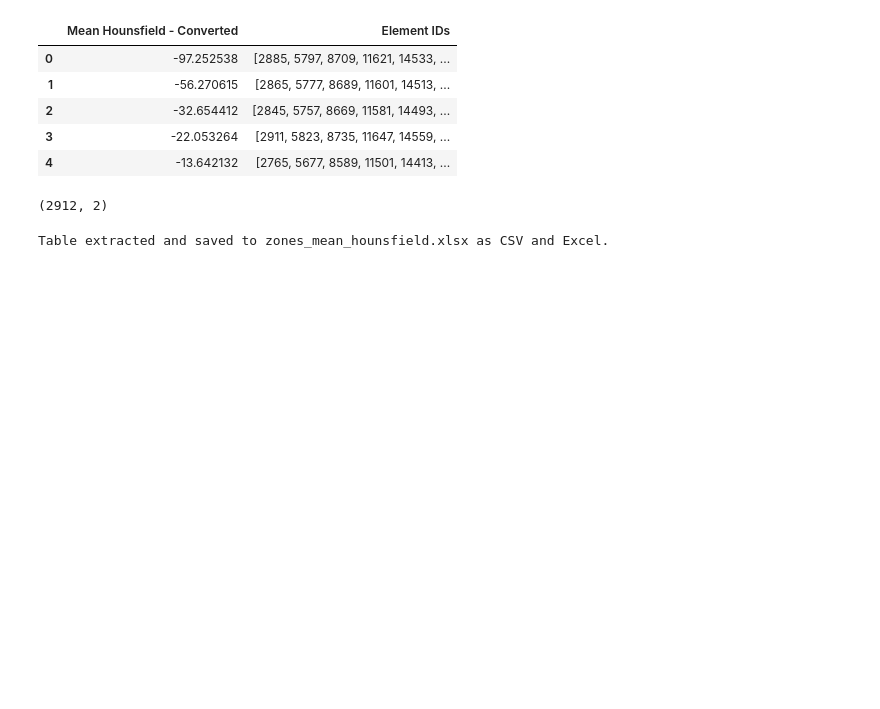
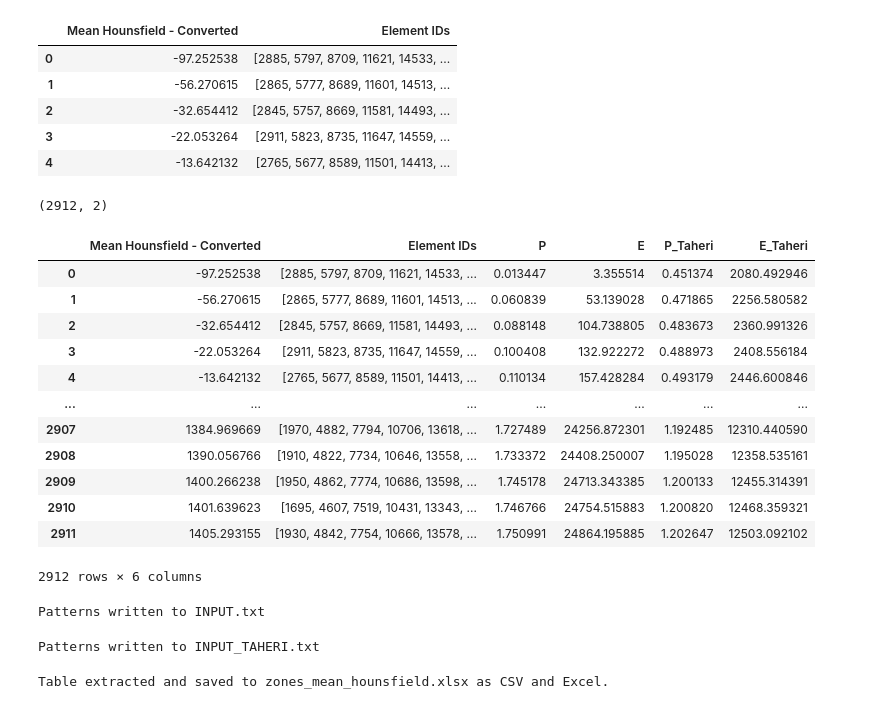
Before and after one commit to AminHosseinniya/Image_Segmentation_Femur_Bone, a Jupyter notebook: development_environment/data_extractor.ipynb, the cells around one changed output. Drawn from its saved outputs; the diff is of its cells as text; code cells hidden in the pictures; blank space fills up the shorter version.

Commit message:
feat: Add INPUT txt file creator.

```diff
--- a/development_environment/data_extractor.ipynb
+++ b/development_environment/data_extractor.ipynb
@@ -343,6 +343,69 @@ unique_meanHansfield_values.head()
 unique_meanHansfield_values.shape
 # %% [output]
 (2912, 2)
+# %%
+unique_meanHansfield_values["P"] = 0.0011564*unique_meanHansfield_values["Mean Hounsfield - Converted"] + 0.12591
+unique_meanHansfield_values["E"] = 8920*unique_meanHansfield_values["P"]**1.83
+unique_meanHansfield_values["P_Taheri"] = 0.0005*unique_meanHansfield_values["Mean Hounsfield - Converted"] + 0.5
+unique_meanHansfield_values["E_Taheri"] = 8920*unique_meanHansfield_values["P_Taheri"]**1.83
+# %%
+unique_meanHansfield_values
+# %% [output]
+|  | Mean Hounsfield - Converted | Element IDs | P | E | P_Taheri | E_Taheri |
+| 0 | -97.252538 | [2885, 5797, 8709, 11621, 14533, ... | 0.013447 | 3.355514 | 0.451374 | 2080.492946 |
+| 1 | -56.270615 | [2865, 5777, 8689, 11601, 14513, ... | 0.060839 | 53.139028 | 0.471865 | 2256.580582 |
+| 2 | -32.654412 | [2845, 5757, 8669, 11581, 14493, ... | 0.088148 | 104.738805 | 0.483673 | 2360.991326 |
+| 3 | -22.053264 | [2911, 5823, 8735, 11647, 14559, ... | 0.100408 | 132.922272 | 0.488973 | 2408.556184 |
+| 4 | -13.642132 | [2765, 5677, 8589, 11501, 14413, ... | 0.110134 | 157.428284 | 0.493179 | 2446.600846 |
+| ... | ... | ... | ... | ... | ... | ... |
+| 2907 | 1384.969669 | [1970, 4882, 7794, 10706, 13618, ... | 1.727489 | 24256.872301 | 1.192485 | 12310.440590 |
+| 2908 | 1390.056766 | [1910, 4822, 7734, 10646, 13558, ... | 1.733372 | 24408.250007 | 1.195028 | 12358.535161 |
+| 2909 | 1400.266238 | [1950, 4862, 7774, 10686, 13598, ... | 1.745178 | 24713.343385 | 1.200133 | 12455.314391 |
+| 2910 | 1401.639623 | [1695, 4607, 7519, 10431, 13343, ... | 1.746766 | 24754.515883 | 1.200820 | 12468.359321 |
+| 2911 | 1405.293155 | [1930, 4842, 7754, 10666, 13578, ... | 1.750991 | 24864.195885 | 1.202647 | 12503.092102 |
+2912 rows × 6 columns
+# %%
+output_path = "INPUT.txt"  # Adjust path if necessary
+
+with open(output_path, "w") as file:
+    for idx, row in unique_meanHansfield_values.iterrows():
+        element_ids = ",   ".join(map(str, row['Element IDs']))  # Formatting Element IDs in the second line
+        p_value = row['P']
+        e_value = row['E']
+        pattern_num = idx + 1  # Start numbering patterns from 1
+
+        file.write(f"*Elset, elset=Set-{pattern_num}\n")
+        file.write(f"   {element_ids}\n\n")
+        file.write(f"   ** Section: Section-{pattern_num}\n")
+        file.write(f"*Solid Section, elset=Set-{pattern_num}, material=Material-{pattern_num}\n\n\n")
+        file.write(f"*Material, name=Material-{pattern_num}\n")
+        file.write(f"*Density\n {p_value},\n")
+        file.write(f"*Elastic\n{e_value}, 0.3\n\n\n")
+
+print(f"Patterns written to {output_path}")
+# %% [output]
+Patterns written to INPUT.txt
+# %%
+output_path = "INPUT_TAHERI.txt"  # Adjust path if necessary
+
+with open(output_path, "w") as file:
+    for idx, row in unique_meanHansfield_values.iterrows():
+        element_ids = ",   ".join(map(str, row['Element IDs']))  # Formatting Element IDs in the second line
+        p_value = row['P_Taheri']
+        e_value = row['E_Taheri']
+        pattern_num = idx + 1  # Start numbering patterns from 1
+
+        file.write(f"*Elset, elset=Set-{pattern_num}\n")
+        file.write(f"   {element_ids}\n\n")
+        file.write(f"   ** Section: Section-{pattern_num}\n")
+        file.write(f"*Solid Section, elset=Set-{pattern_num}, material=Material-{pattern_num}\n\n\n")
+        file.write(f"*Material, name=Material-{pattern_num}\n")
+        file.write(f"*Density\n {p_value},\n")
+        file.write(f"*Elastic\n{e_value}, 0.3\n\n\n")
+
+print(f"Patterns written to {output_path}")
+# %% [output]
+Patterns written to INPUT_TAHERI.txt
 # %%
 # Save the DataFrame to an Excel file
 value_counts = processed_elements_df["Mean Hounsfield"].value_counts()
```
